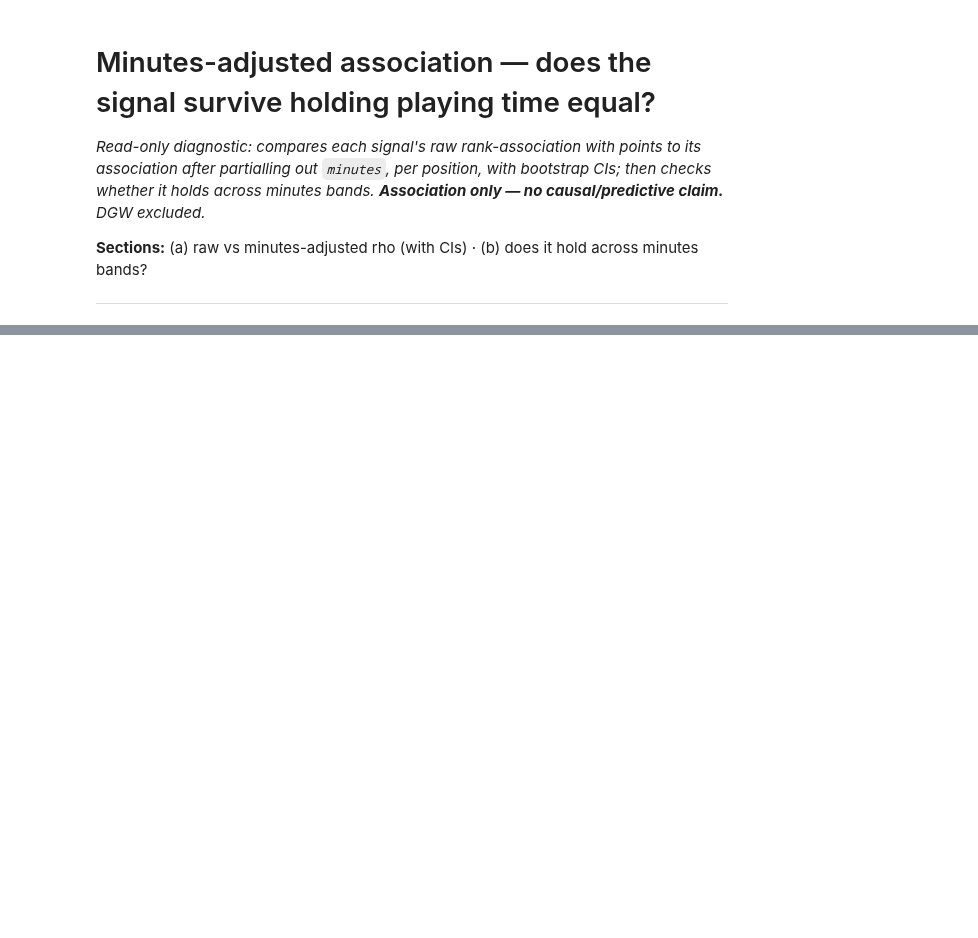
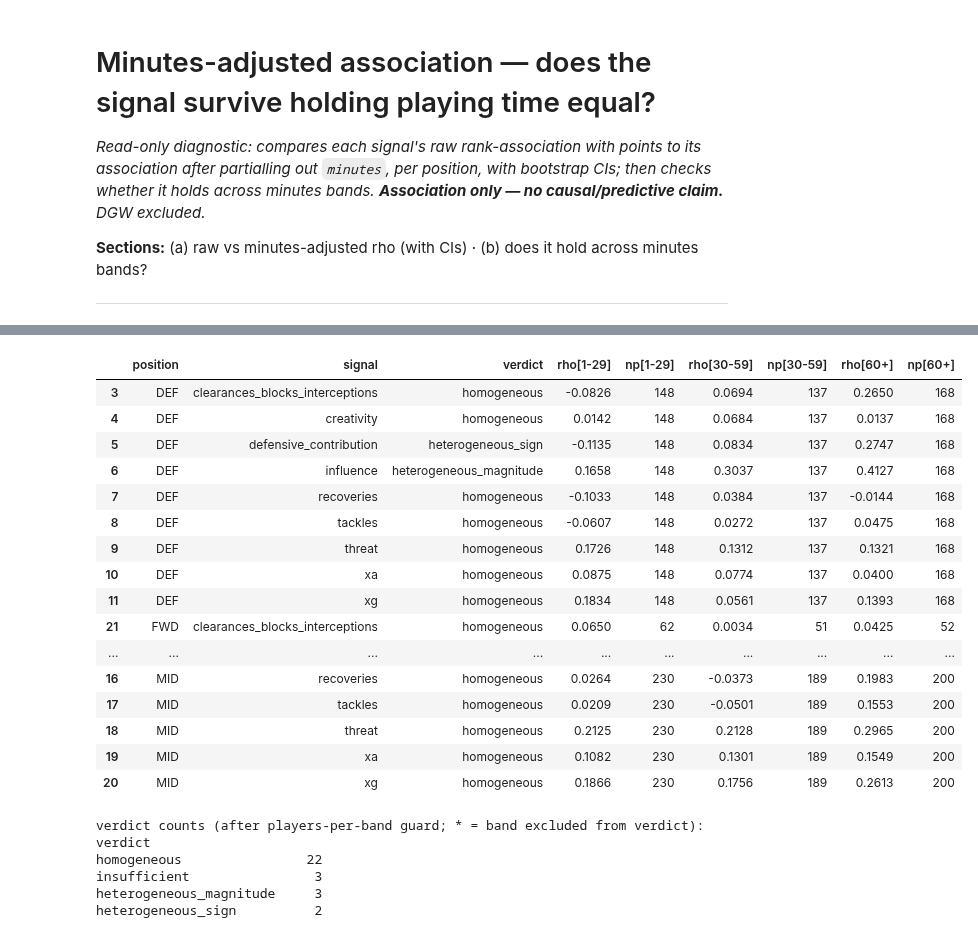
Before and after one commit to gisaf22/fpl-intelligence, a Jupyter notebook: research/diagnostic/minutes_adjusted_association.ipynb, the cells around one changed output, grey strips where cells are left out. Cells and saved outputs as stored; diff of their text form; code cells hidden in the pictures; blank space fills up the shorter version.

```diff
--- a/research/diagnostic/minutes_adjusted_association.ipynb
+++ b/research/diagnostic/minutes_adjusted_association.ipynb
@@ -99,18 +172,53 @@ plt.show()
 # %%
+MIN_PLAYERS_PER_BAND = 15  # distinct players a band needs before its rho counts toward the verdict
+
 def _band(mn):
     return "1-29" if mn < 30 else "30-59" if mn < 60 else "60+"
 
 dband = df.assign(band=df["minutes"].astype(int).map(_band))
 het_rows = []
 for p in POSITIONS:
     d = dband[dband["position"] == p]
     for sig in alive_by_pos[p]:
         cr = compute_conditional_rho(d, sig, "total_points", "band")
-        row = {"position": p, "signal": sig, "verdict": classify_heterogeneity(cr)}
+        # distinct players behind each band's rho (a row count of 30 can be < 15 players)
+        pc = (d.dropna(subset=[sig, "total_points"]).groupby("band")["player_id"].nunique())
+        cr["n_players"] = cr["stratum"].map(pc).fillna(0).astype(int)
+        # guard: null out under-populated bands BEFORE classifying, so a cameo-driven
+        # 1-29' sign-flip can't manufacture a 'heterogeneous_sign' trap.
+        guarded = cr.copy()
+        guarded.loc[guarded["n_players"] < MIN_PLAYERS_PER_BAND, "rho"] = np.nan
+        row = {"position": p, "signal": sig, "verdict": classify_heterogeneity(guarded)}
         for r in cr.itertuples():
+            mark = "" if r.n_players >= MIN_PLAYERS_PER_BAND else "*"
             row[f"rho[{r.stratum}]"] = r.rho
+            row[f"np[{r.stratum}]"] = f"{r.n_players}{mark}"
         het_rows.append(row)
 het_tbl = pd.DataFrame(het_rows)
 display(het_tbl.sort_values(["position", "signal"]).round(4))
-print("verdict counts:")
+print("verdict counts (after players-per-band guard; * = band excluded from verdict):")
 print(het_tbl["verdict"].value_counts().to_string())
+# %% [output]
+|  | position | signal | verdict | rho[1-29] | np[1-29] | rho[30-59] | np[30-59] | rho[60+] | np[60+] |
+| 3 | DEF | clearances_blocks_interceptions | homogeneous | -0.0826 | 148 | 0.0694 | 137 | 0.2650 | 168 |
+| 4 | DEF | creativity | homogeneous | 0.0142 | 148 | 0.0684 | 137 | 0.0137 | 168 |
+| 5 | DEF | defensive_contribution | heterogeneous_sign | -0.1135 | 148 | 0.0834 | 137 | 0.2747 | 168 |
+| 6 | DEF | influence | heterogeneous_magnitude | 0.1658 | 148 | 0.3037 | 137 | 0.4127 | 168 |
+| 7 | DEF | recoveries | homogeneous | -0.1033 | 148 | 0.0384 | 137 | -0.0144 | 168 |
+| 8 | DEF | tackles | homogeneous | -0.0607 | 148 | 0.0272 | 137 | 0.0475 | 168 |
+| 9 | DEF | threat | homogeneous | 0.1726 | 148 | 0.1312 | 137 | 0.1321 | 168 |
+| 10 | DEF | xa | homogeneous | 0.0875 | 148 | 0.0774 | 137 | 0.0400 | 168 |
+| 11 | DEF | xg | homogeneous | 0.1834 | 148 | 0.0561 | 137 | 0.1393 | 168 |
+| 21 | FWD | clearances_blocks_interceptions | homogeneous | 0.0650 | 62 | 0.0034 | 51 | 0.0425 | 52 |
+| ... | ... | ... | ... | ... | ... | ... | ... | ... | ... |
+| 16 | MID | recoveries | homogeneous | 0.0264 | 230 | -0.0373 | 189 | 0.1983 | 200 |
+| 17 | MID | tackles | homogeneous | 0.0209 | 230 | -0.0501 | 189 | 0.1553 | 200 |
+| 18 | MID | threat | homogeneous | 0.2125 | 230 | 0.2128 | 189 | 0.2965 | 200 |
+| 19 | MID | xa | homogeneous | 0.1082 | 230 | 0.1301 | 189 | 0.1549 | 200 |
+| 20 | MID | xg | homogeneous | 0.1866 | 230 | 0.1756 | 189 | 0.2613 | 200 |
+verdict counts (after players-per-band guard; * = band excluded from verdict):
+verdict
+homogeneous                22
+insufficient                3
+heterogeneous_magnitude     3
+heterogeneous_sign          2
```
Also changed, not shown: parts of 7 cells of this notebook, 4 other files.
